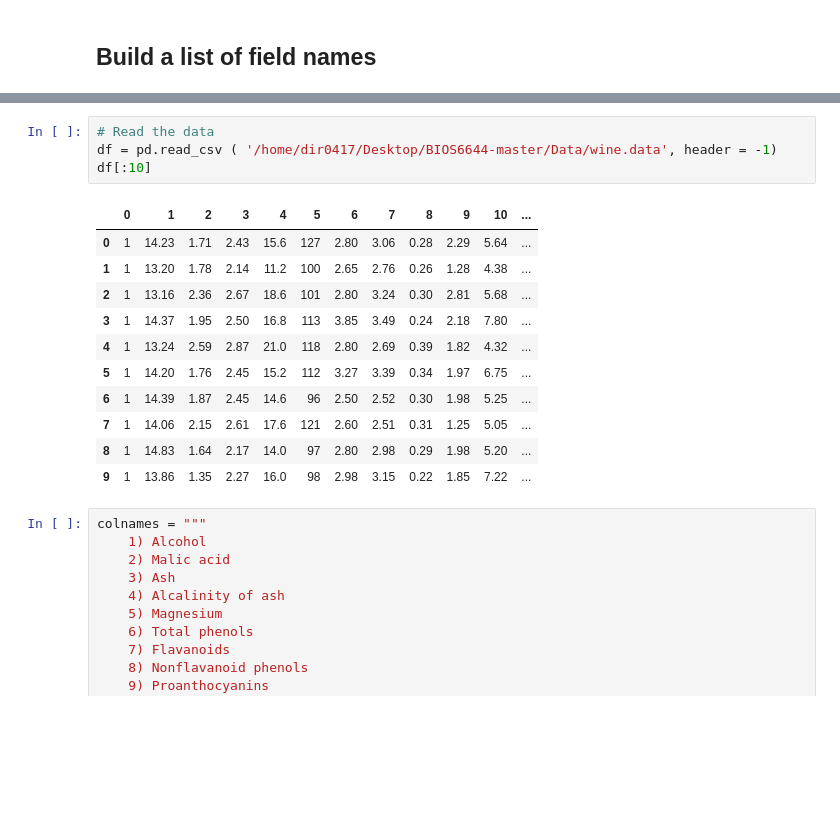
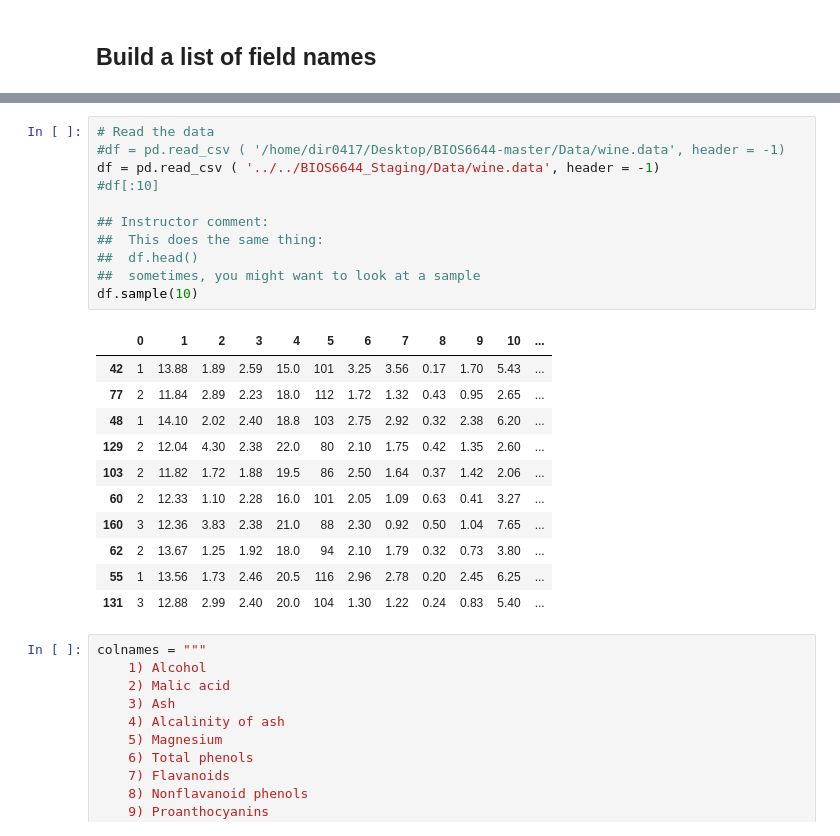
Before and after one commit to pulsetracker/BIOS6644, a Jupyter notebook: CSV_Pandas_Activity/BIOS6644_Wine_Wrangling_DianaIr.ipynb, the cells around one changed output, grey strips where cells are left out. Saved outputs shown, nothing was run; the diff lists cells and outputs as text; blank space fills up the shorter version.

```diff
--- a/CSV_Pandas_Activity/BIOS6644_Wine_Wrangling_DianaIr.ipynb
+++ b/CSV_Pandas_Activity/BIOS6644_Wine_Wrangling_DianaIr.ipynb
@@ -70,19 +73,26 @@ You'll need to fetch both wine.data and wine.names
 # %%
 # Read the data
-df = pd.read_csv ( '/home/dir0417/Desktop/BIOS6644-master/Data/wine.data', header = -1)
-df[:10]
+#df = pd.read_csv ( '/home/dir0417/Desktop/BIOS6644-master/Data/wine.data', header = -1)
+df = pd.read_csv ( '../../BIOS6644_Staging/Data/wine.data', header = -1)
+#df[:10]
+
+## Instructor comment:
+##  This does the same thing:
+##  df.head()
+##  sometimes, you might want to look at a sample
+df.sample(10)
 # %% [output]
 |  | 0 | 1 | 2 | 3 | 4 | 5 | 6 | 7 | 8 | 9 | 10 | ... |
-| 0 | 1 | 14.23 | 1.71 | 2.43 | 15.6 | 127 | 2.80 | 3.06 | 0.28 | 2.29 | 5.64 | ... |
-| 1 | 1 | 13.20 | 1.78 | 2.14 | 11.2 | 100 | 2.65 | 2.76 | 0.26 | 1.28 | 4.38 | ... |
-| 2 | 1 | 13.16 | 2.36 | 2.67 | 18.6 | 101 | 2.80 | 3.24 | 0.30 | 2.81 | 5.68 | ... |
-| 3 | 1 | 14.37 | 1.95 | 2.50 | 16.8 | 113 | 3.85 | 3.49 | 0.24 | 2.18 | 7.80 | ... |
-| 4 | 1 | 13.24 | 2.59 | 2.87 | 21.0 | 118 | 2.80 | 2.69 | 0.39 | 1.82 | 4.32 | ... |
-| 5 | 1 | 14.20 | 1.76 | 2.45 | 15.2 | 112 | 3.27 | 3.39 | 0.34 | 1.97 | 6.75 | ... |
-| 6 | 1 | 14.39 | 1.87 | 2.45 | 14.6 | 96 | 2.50 | 2.52 | 0.30 | 1.98 | 5.25 | ... |
-| 7 | 1 | 14.06 | 2.15 | 2.61 | 17.6 | 121 | 2.60 | 2.51 | 0.31 | 1.25 | 5.05 | ... |
-| 8 | 1 | 14.83 | 1.64 | 2.17 | 14.0 | 97 | 2.80 | 2.98 | 0.29 | 1.98 | 5.20 | ... |
-| 9 | 1 | 13.86 | 1.35 | 2.27 | 16.0 | 98 | 2.98 | 3.15 | 0.22 | 1.85 | 7.22 | ... |
+| 42 | 1 | 13.88 | 1.89 | 2.59 | 15.0 | 101 | 3.25 | 3.56 | 0.17 | 1.70 | 5.43 | ... |
+| 77 | 2 | 11.84 | 2.89 | 2.23 | 18.0 | 112 | 1.72 | 1.32 | 0.43 | 0.95 | 2.65 | ... |
+| 48 | 1 | 14.10 | 2.02 | 2.40 | 18.8 | 103 | 2.75 | 2.92 | 0.32 | 2.38 | 6.20 | ... |
+| 129 | 2 | 12.04 | 4.30 | 2.38 | 22.0 | 80 | 2.10 | 1.75 | 0.42 | 1.35 | 2.60 | ... |
+| 103 | 2 | 11.82 | 1.72 | 1.88 | 19.5 | 86 | 2.50 | 1.64 | 0.37 | 1.42 | 2.06 | ... |
+| 60 | 2 | 12.33 | 1.10 | 2.28 | 16.0 | 101 | 2.05 | 1.09 | 0.63 | 0.41 | 3.27 | ... |
+| 160 | 3 | 12.36 | 3.83 | 2.38 | 21.0 | 88 | 2.30 | 0.92 | 0.50 | 1.04 | 7.65 | ... |
+| 62 | 2 | 13.67 | 1.25 | 1.92 | 18.0 | 94 | 2.10 | 1.79 | 0.32 | 0.73 | 3.80 | ... |
+| 55 | 1 | 13.56 | 1.73 | 2.46 | 20.5 | 116 | 2.96 | 2.78 | 0.20 | 2.45 | 6.25 | ... |
+| 131 | 3 | 12.88 | 2.99 | 2.40 | 20.0 | 104 | 1.30 | 1.22 | 0.24 | 0.83 | 5.40 | ... |
 # %%
 colnames = """
 	1) Alcohol
```
Also changed, not shown: parts of 5 cells of this notebook, 2 other files.
